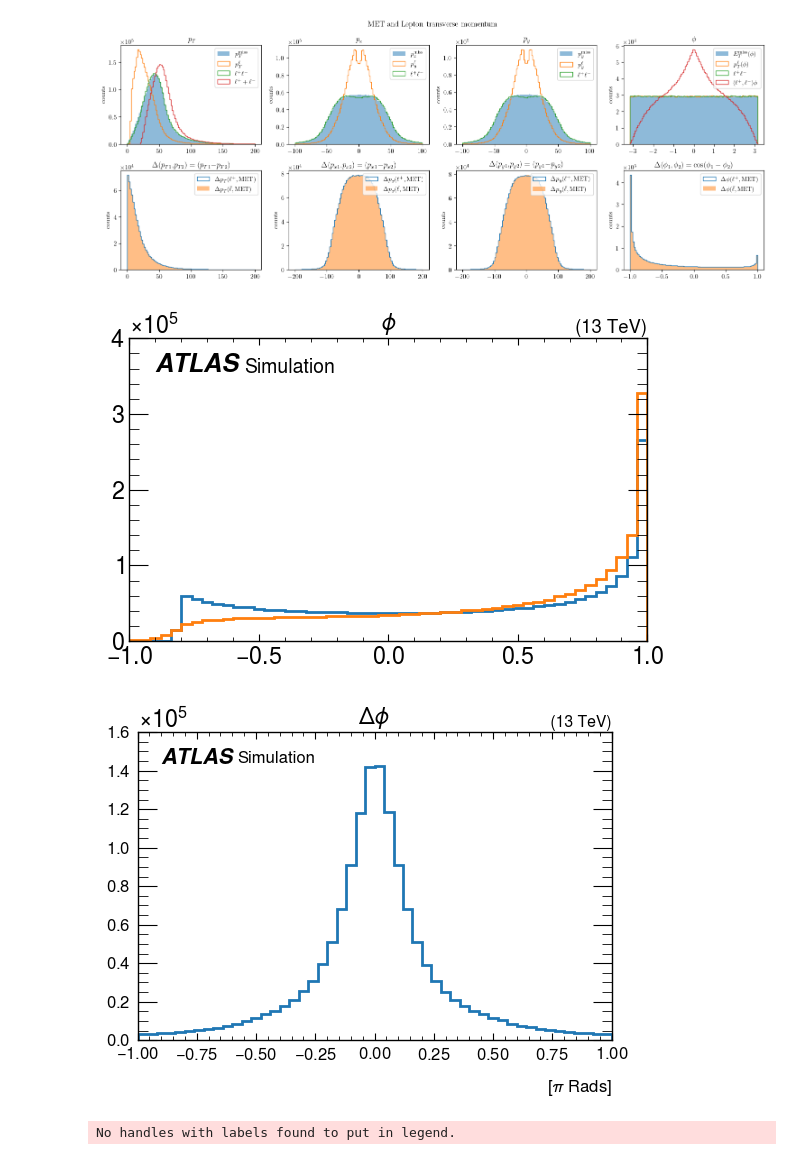
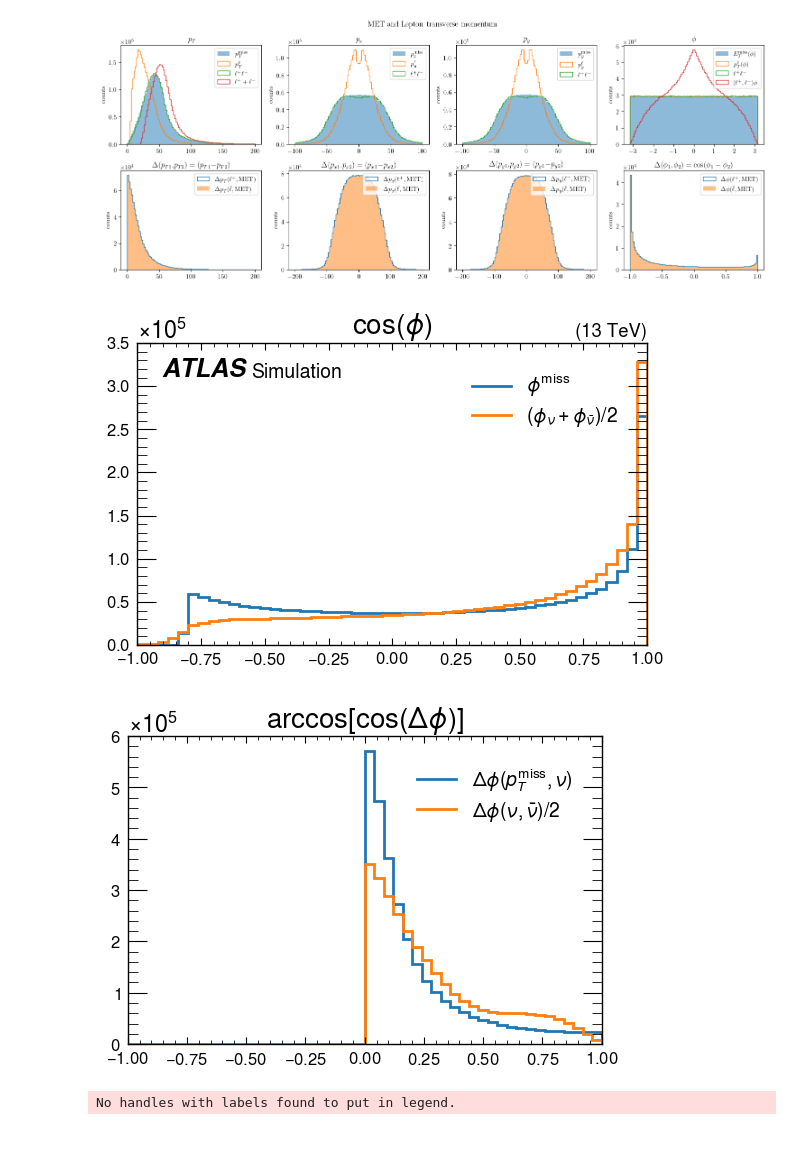
Before and after one commit to SiangYuan-Lin/Bell-Inequality-study, a Jupyter notebook: Rest_frame_reconstruction.ipynb, the cells around one changed output. Saved outputs shown, nothing was run; the diff lists cells and outputs as text; code cells hidden in the pictures.

```diff
--- a/Rest_frame_reconstruction.ipynb
+++ b/Rest_frame_reconstruction.ipynb
@@ -178,41 +280,44 @@ plt.show()
 # %% [output]
 [figure]
 # %%
+plt.style.use("default")
+plt.style.use(hep.style.ATLAS)
 fig = plt.figure(figsize=(6,4),tight_layout=True)
 hep.atlas.label(loc=1)
 i=3
 a = np.where(np.abs(MET[DF_label[i]]) < 0.8*np.pi,True,False)
-plt.title(r"$\phi$",fontsize=16)
+plt.title(r"$\cos(\phi)$",fontsize=20)
 met_phi, met_phi_bin = np.histogram(np.cos(MET[DF_label[i]][a]),bins =50,range=[-1,1])#,histtype='step',label = 'MET')
 nu_phi,nu_phi_bin = np.histogram(np.cos((NeutrinoM[DF_label[i]][a]+NeutrinoP[DF_label[i]][a])*0.5),bins = 50,range=[-1,1])#,histtype='step',label=r'$\langle\nu,\bar\nu\rangle$')
-hep.histplot(met_phi,met_phi_bin,lw=2)
-hep.histplot(nu_phi,nu_phi_bin,lw=2)
-#plt.ticklabel_format(axis='both', style='sci', useMathText=True, scilimits=(-3,3))
-#plt.legend()
-plt.style.use("default")
-plt.style.use(hep.style.ATLAS)  # or ATLAS/LHCb2
+hep.histplot(met_phi,met_phi_bin,lw=2,label=r'$\phi^\mathrm{miss}$')
+hep.histplot(nu_phi,nu_phi_bin,lw=2,label=r'$(\phi_\nu + \phi_\bar{\nu})/2$')
+plt.tick_params(axis="both",labelsize=12,pad=5)
+
+plt.legend()
 plt.show()
 # %% [output]
-[figure, old version]
+[figure, new version]
 # %%
-fig,axes = plt.subplots(figsize=(6,4))#,tight_layout=True)
-
+plt.style.use("default")
+plt.style.use(hep.style.ATLAS)
+fig,axes = plt.subplots(nrows=1,ncols=1,figsize=(6,4))#,tight_layout=True)
+#hep.atlas.label(loc=1,fontsize=12)
 i=3
-a = np.where(np.abs(MET[DF_label[i]]) < 0.5*np.pi,True,False)
-plt.title(r"$\Delta\phi$",fontsize=16)
-dPhi, dPhi_bin = np.histogram((NeutrinoP[DF_label[i]][a] - MET[DF_label[i]][a])/np.pi,bins =50,range=[-1,1])#,histtype='step',label = 'MET')
-#nu_phi,nu_phi_bin = np.histogram(np.cos((NeutrinoM[DF_label[i]][a]+NeutrinoP[DF_label[i]][a])*0.5),bins = 50,range=[-1,1])#,histtype='step',label=r'$\langle\nu,\bar\nu\rangle$')
-hep.histplot(dPhi,dPhi_bin,lw=2)
-plt.xlabel(r"[$\pi$ Rads]",fontsize=12)
-#hep.histplot(nu_phi,nu_phi_bin,lw=2)
-#plt.ticklabel_format(axis='both', style='sci', useMathText=True, scilimits=(-3,3))
-#plt.legend()
-plt.style.use(hep.style.ATLAS)  # or ATLAS/LHCb2
-hep.atlas.label(loc=1,fontsize=12)
-axes.tick_params(axis="both",labelsize=12,pad=5)
+axes.set_title(r'$\arccos[\cos(\Delta\phi)]$',fontsize=20)
+a = np.where(np.abs(MET[DF_label[i]]) > 0*np.pi,True,False)
+#axes.set_title(r"",fontsize=16)
+dPhi, dPhi_bin = np.histogram(np.arccos(np.cos(NeutrinoP[DF_label[i]][a] - MET[DF_label[i]][a]))/np.pi,bins =50,range=[-1,1])#,histtype='step',label = 'MET')
+hep.histplot(dPhi,dPhi_bin,lw=2,ax=axes,label=r'$\Delta\phi(p_T^\mathrm{miss},\nu)$')
+#axes.set_title(r"",fontsize=16)
+dPhi_nu, dPhi_nu_bin = np.histogram(np.arccos(np.cos((NeutrinoP[DF_label[i]][a] - NeutrinoM[DF_label[i]][a])/2))/np.pi,bins =50,range=[-1,1])#,histtype='step',label = 'MET')
+hep.histplot(dPhi_nu,dPhi_nu_bin,lw=2,ax=axes,label=r'$\Delta\phi(\nu,\bar{\nu})/2$')
+for i in [axes]:
+    #i.set_xlabel(r"[$\pi$ Rads]",fontsize=12)
+    i.tick_params(axis="both",labelsize=12,pad=5)
+plt.legend()
 plt.show()
 # %% [output]
-[figure, old version]
+[figure, new version]
 # %%
 diLep_inv = pd.DataFrame()
 diLep_inv['pt'] = diLepton['pt']
```
Also changed, not shown: parts of 11 cells of this notebook.
